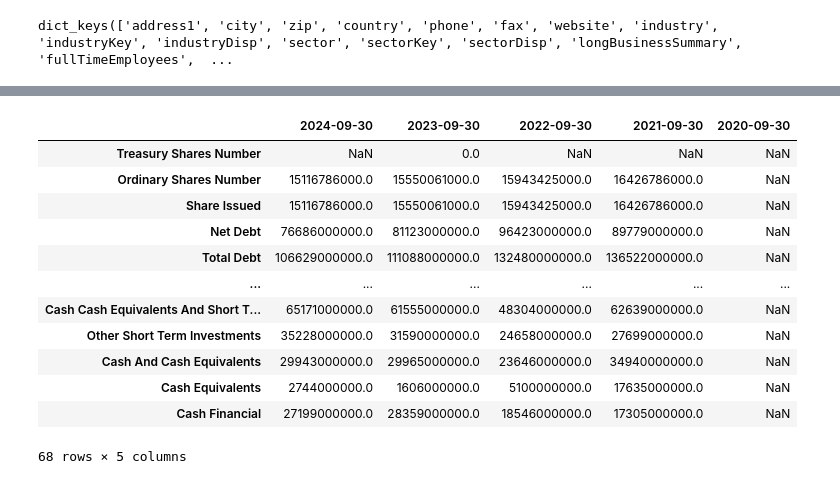
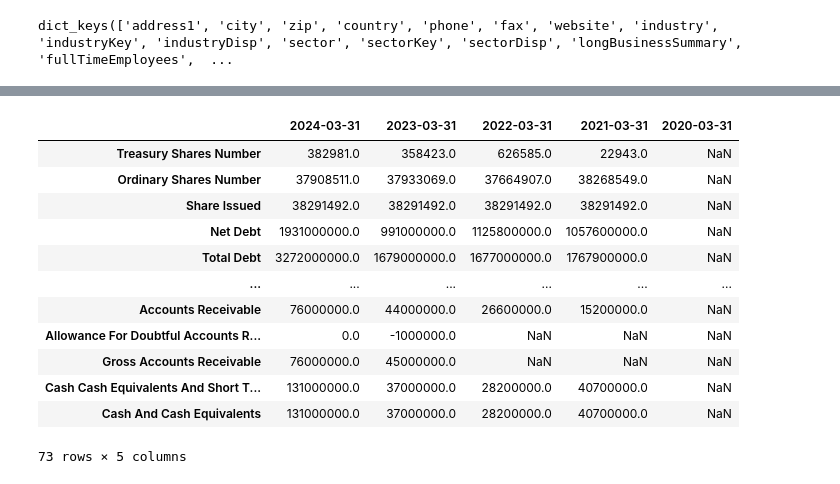
Before and after one commit to P1N60/Uni, a Jupyter notebook: VS-Code/Side-Projects/Tabular-deep-learning/Notebooks/simpleScreener.ipynb, the cells around one changed output, grey strips where cells are left out. Cells and saved outputs as stored; diff of their text form; code cells hidden in the pictures.

```diff
--- a/VS-Code/Side-Projects/Tabular-deep-learning/Notebooks/simpleScreener.ipynb
+++ b/VS-Code/Side-Projects/Tabular-deep-learning/Notebooks/simpleScreener.ipynb
@@ -99,16 +158,16 @@ dict_keys(['address1', 'city', 'zip', 'country', 'phone', 'fax', 'website', 'ind
 # %%
-yf.Ticker('AAPL').balancesheet
+yf.Ticker(symbols[0]).balancesheet
 # %% [output]
-|  | 2024-09-30 | 2023-09-30 | 2022-09-30 | 2021-09-30 | 2020-09-30 |
-| Treasury Shares Number | NaN | 0.0 | NaN | NaN | NaN |
-| Ordinary Shares Number | 15116786000.0 | 15550061000.0 | 15943425000.0 | 16426786000.0 | NaN |
-| Share Issued | 15116786000.0 | 15550061000.0 | 15943425000.0 | 16426786000.0 | NaN |
-| Net Debt | 76686000000.0 | 81123000000.0 | 96423000000.0 | 89779000000.0 | NaN |
-| Total Debt | 106629000000.0 | 111088000000.0 | 132480000000.0 | 136522000000.0 | NaN |
+|  | 2024-03-31 | 2023-03-31 | 2022-03-31 | 2021-03-31 | 2020-03-31 |
+| Treasury Shares Number | 382981.0 | 358423.0 | 626585.0 | 22943.0 | NaN |
+| Ordinary Shares Number | 37908511.0 | 37933069.0 | 37664907.0 | 38268549.0 | NaN |
+| Share Issued | 38291492.0 | 38291492.0 | 38291492.0 | 38291492.0 | NaN |
+| Net Debt | 1931000000.0 | 991000000.0 | 1125800000.0 | 1057600000.0 | NaN |
+| Total Debt | 3272000000.0 | 1679000000.0 | 1677000000.0 | 1767900000.0 | NaN |
 | ... | ... | ... | ... | ... | ... |
-| Cash Cash Equivalents And Short T... | 65171000000.0 | 61555000000.0 | 48304000000.0 | 62639000000.0 | NaN |
-| Other Short Term Investments | 35228000000.0 | 31590000000.0 | 24658000000.0 | 27699000000.0 | NaN |
-| Cash And Cash Equivalents | 29943000000.0 | 29965000000.0 | 23646000000.0 | 34940000000.0 | NaN |
-| Cash Equivalents | 2744000000.0 | 1606000000.0 | 5100000000.0 | 17635000000.0 | NaN |
-| Cash Financial | 27199000000.0 | 28359000000.0 | 18546000000.0 | 17305000000.0 | NaN |
+| Accounts Receivable | 76000000.0 | 44000000.0 | 26600000.0 | 15200000.0 | NaN |
+| Allowance For Doubtful Accounts R... | 0.0 | -1000000.0 | NaN | NaN | NaN |
+| Gross Accounts Receivable | 76000000.0 | 45000000.0 | NaN | NaN | NaN |
+| Cash Cash Equivalents And Short T... | 131000000.0 | 37000000.0 | 28200000.0 | 40700000.0 | NaN |
+| Cash And Cash Equivalents | 131000000.0 | 37000000.0 | 28200000.0 | 40700000.0 | NaN |
-68 rows × 5 columns
+73 rows × 5 columns
```
Also changed, not shown: parts of 9 cells of this notebook, 8 other files.
